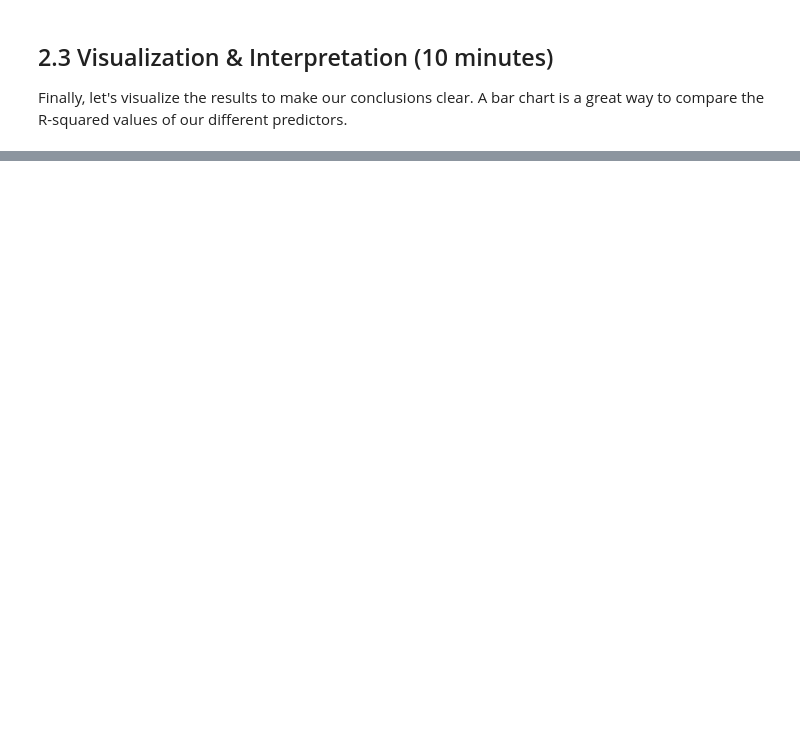
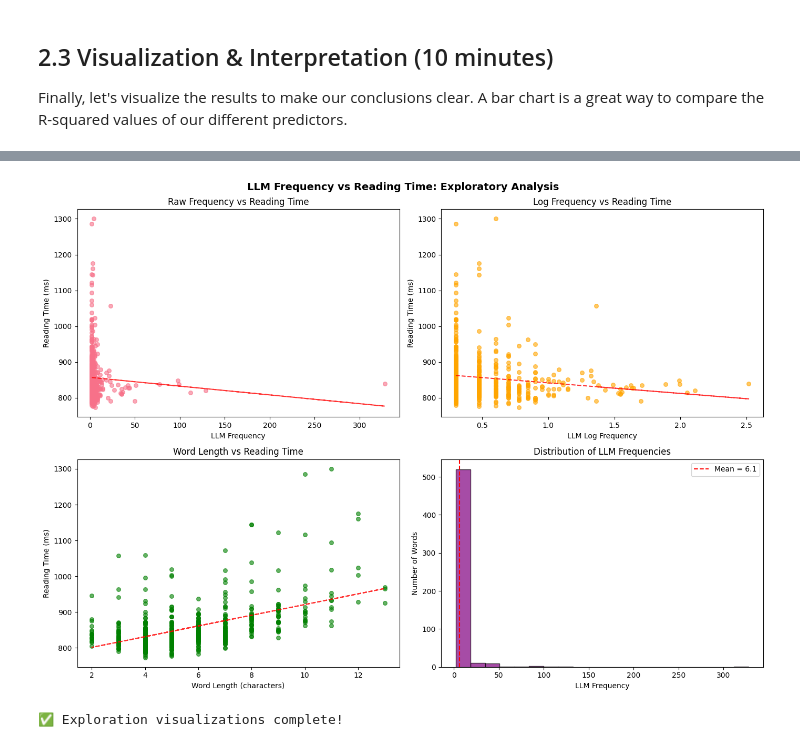
Before and after one commit to jobschepens/mlschool-text, a Jupyter notebook: notebooks/notebook2_corpus_analysis.ipynb, the cells around one changed output, grey strips where cells are left out. Saved outputs shown, nothing was run; the diff lists cells and outputs as text; code cells hidden in the pictures; blank space fills up the shorter version.

```diff
--- a/notebooks/notebook2_corpus_analysis.ipynb
+++ b/notebooks/notebook2_corpus_analysis.ipynb
@@ -913,0 +730,63 @@ print(f"   • Cubic splines capture nonlinear psycholinguistic effects")
+# %%
+# Simple visualizations for data exploration
+
+if not master_df.empty and len(master_df) > 10:
+
+    # Create a simple 2x2 plot for exploration
+    fig, ((ax1, ax2), (ax3, ax4)) = plt.subplots(2, 2, figsize=(14, 10))
+    fig.suptitle('LLM Frequency vs Reading Time: Exploratory Analysis', fontsize=14, fontweight='bold')
+
+    # Plot 1: LLM Frequency vs Reading Time
+    if 'frequency' in master_df.columns:
+        ax1.scatter(master_df['frequency'], master_df['rt'], alpha=0.6, s=30)
+        ax1.set_xlabel('LLM Frequency')
+        ax1.set_ylabel('Reading Time (ms)')
+        ax1.set_title('Raw Frequency vs Reading Time')
+
+        # Add trend line
+        z = np.polyfit(master_df['frequency'], master_df['rt'], 1)
+        p = np.poly1d(z)
+        ax1.plot(master_df['frequency'], p(master_df['frequency']), "r--", alpha=0.8)
+
+    # Plot 2: Log Frequency vs Reading Time
+    if 'log_frequency' in master_df.columns:
+        ax2.scatter(master_df['log_frequency'], master_df['rt'], alpha=0.6, s=30, color='orange')
+        ax2.set_xlabel('LLM Log Frequency')
+        ax2.set_ylabel('Reading Time (ms)')
+        ax2.set_title('Log Frequency vs Reading Time')
+
+        # Add trend line
+        z = np.polyfit(master_df['log_frequency'], master_df['rt'], 1)
+        p = np.poly1d(z)
+        ax2.plot(master_df['log_frequency'], p(master_df['log_frequency']), "r--", alpha=0.8)
+
+    # Plot 3: Word Length vs Reading Time
+    ax3.scatter(master_df['word_length'], master_df['rt'], alpha=0.6, s=30, color='green')
+    ax3.set_xlabel('Word Length (characters)')
+    ax3.set_ylabel('Reading Time (ms)')
+    ax3.set_title('Word Length vs Reading Time')
+
+    # Add trend line
+    z = np.polyfit(master_df['word_length'], master_df['rt'], 1)
+    p = np.poly1d(z)
+    ax3.plot(master_df['word_length'], p(master_df['word_length']), "r--", alpha=0.8)
+
+    # Plot 4: Frequency Distribution
+    if 'frequency' in master_df.columns:
+        ax4.hist(master_df['frequency'], bins=20, alpha=0.7, color='purple', edgecolor='black')
+        ax4.set_xlabel('LLM Frequency')
+        ax4.set_ylabel('Number of Words')
+        ax4.set_title('Distribution of LLM Frequencies')
+        ax4.axvline(master_df['frequency'].mean(), color='red', linestyle='--',
+                   label=f'Mean = {master_df["frequency"].mean():.1f}')
+        ax4.legend()
+
+    plt.tight_layout()
+    plt.show()
+
+    print("✅ Exploration visualizations complete!")
+else:
+    print("📊 Insufficient data for visualizations")
+# %% [output]
+[figure, added]
+✅ Exploration visualizations complete!
```
Also changed, not shown: parts of 18 cells of this notebook, 3 other files.
